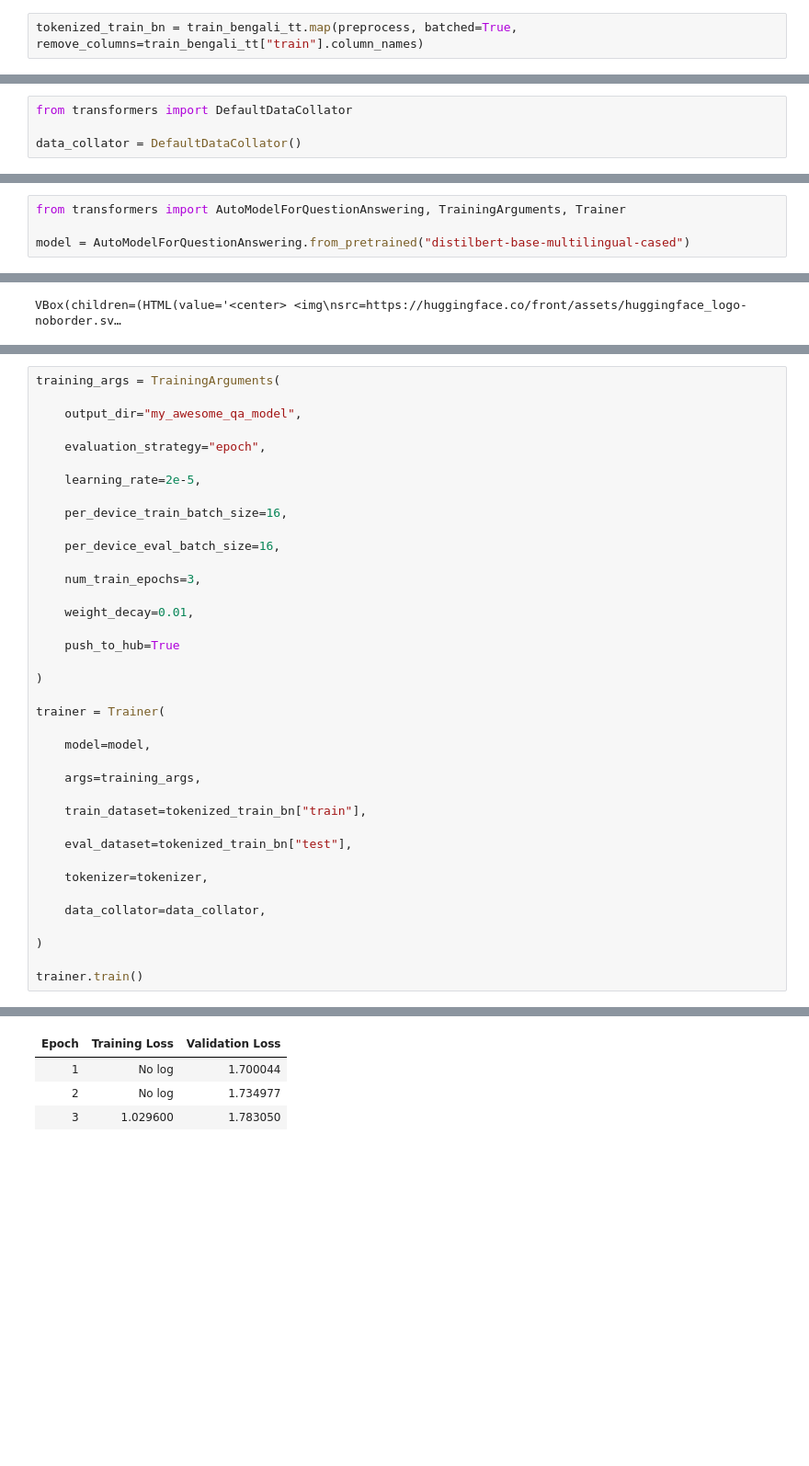
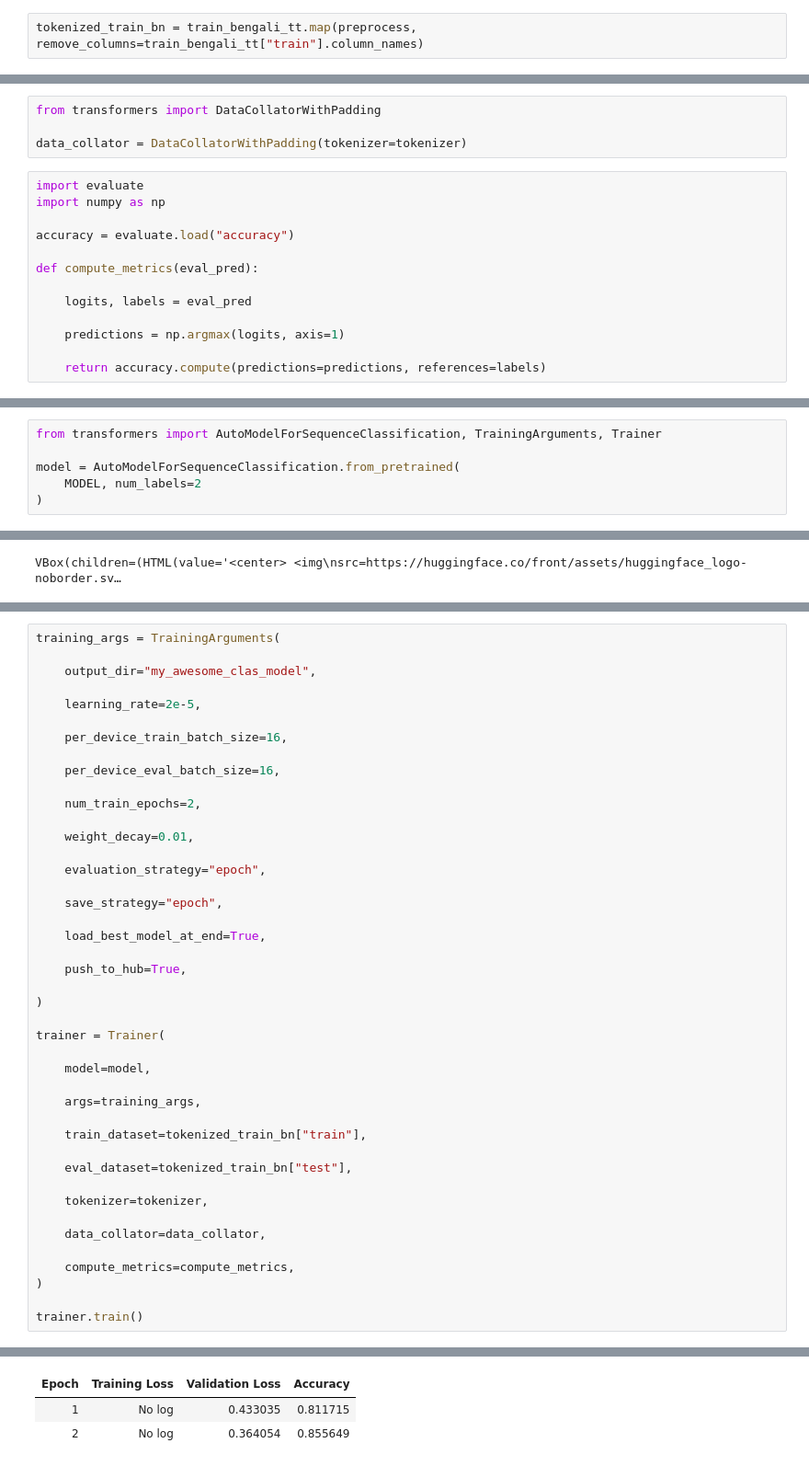
Before and after one commit to Axel0087/NLP2023, a Jupyter notebook: week38_huggingface.ipynb, the cells around one changed output, grey strips where cells are left out. Shown at 92% size. Saved outputs shown, nothing was run; the diff lists cells and outputs as text; blank space fills up the shorter version.

```diff
--- a/week38_huggingface.ipynb
+++ b/week38_huggingface.ipynb
@@ -156,2 +95,2 @@ def preprocess(examples):
 # %%
-tokenized_train_bn = train_bengali_tt.map(preprocess, batched=True, remove_columns=train_bengali_tt["train"].column_names)
+tokenized_train_bn = train_bengali_tt.map(preprocess, remove_columns=train_bengali_tt["train"].column_names)
@@ -158,4 +101,17 @@ tokenized_train_bn = train_bengali_tt.map(preprocess, batched=True, remove_colum
 # %%
-from transformers import DefaultDataCollator
+from transformers import DataCollatorWithPadding
 
-data_collator = DefaultDataCollator()
+data_collator = DataCollatorWithPadding(tokenizer=tokenizer)
+# %%
+import evaluate
+import numpy as np
+
+accuracy = evaluate.load("accuracy")
+
+def compute_metrics(eval_pred):
+
+    logits, labels = eval_pred
+
+    predictions = np.argmax(logits, axis=1)
+
+    return accuracy.compute(predictions=predictions, references=labels)
@@ -162,5 +121,7 @@ data_collator = DefaultDataCollator()
 # %%
-from transformers import AutoModelForQuestionAnswering, TrainingArguments, Trainer
+from transformers import AutoModelForSequenceClassification, TrainingArguments, Trainer
 
-model = AutoModelForQuestionAnswering.from_pretrained("distilbert-base-multilingual-cased")
+model = AutoModelForSequenceClassification.from_pretrained(
+    MODEL, num_labels=2
+)
 # %% [output]
@@ -175,9 +149,7 @@ VBox(children=(HTML(value='<center> <img\nsrc=https://huggingface.co/front/asset
 # %%
 training_args = TrainingArguments(
 
-    output_dir="my_awesome_qa_model",
-
-    evaluation_strategy="epoch",
+    output_dir="my_awesome_clas_model",
 
     learning_rate=2e-5,
 
@@ -185,11 +157,17 @@ training_args = TrainingArguments(
 
     per_device_eval_batch_size=16,
 
-    num_train_epochs=3,
+    num_train_epochs=2,
 
     weight_decay=0.01,
 
-    push_to_hub=True
+    evaluation_strategy="epoch",
+
+    save_strategy="epoch",
+
+    load_best_model_at_end=True,
+
+    push_to_hub=True,
 
 )
 
@@ -207,6 +185,7 @@ trainer = Trainer(
 
     data_collator=data_collator,
 
+    compute_metrics=compute_metrics,
 )
 
 trainer.train()
@@ -215,4 +194,3 @@ trainer.train()
-| Epoch | Training Loss | Validation Loss |
-| 1 | No log | 1.700044 |
-| 2 | No log | 1.734977 |
-| 3 | 1.029600 | 1.783050 |
+| Epoch | Training Loss | Validation Loss | Accuracy |
+| 1 | No log | 0.433035 | 0.811715 |
+| 2 | No log | 0.364054 | 0.855649 |
```
Also changed, not shown: parts of 26 cells of this notebook.
